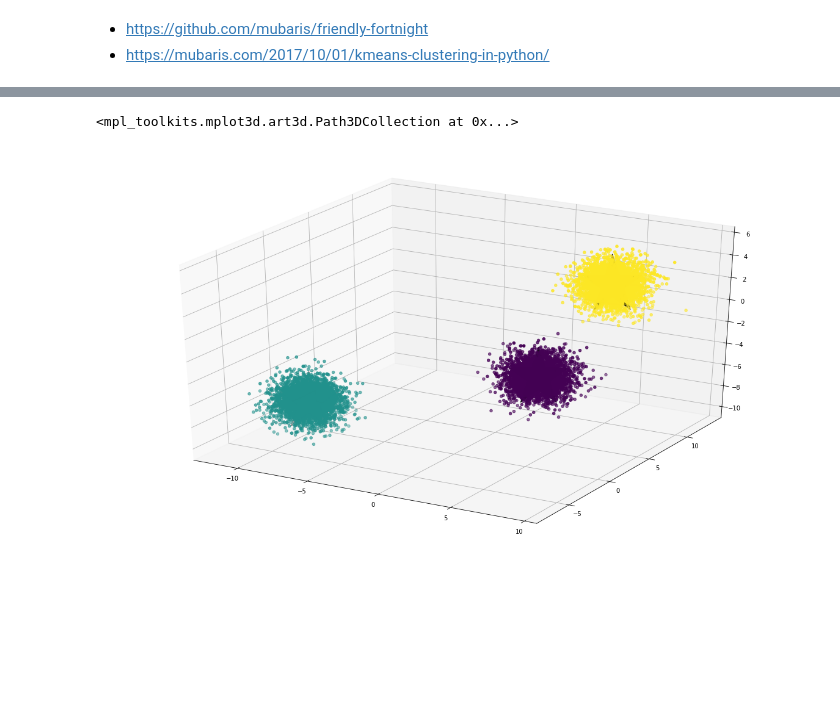
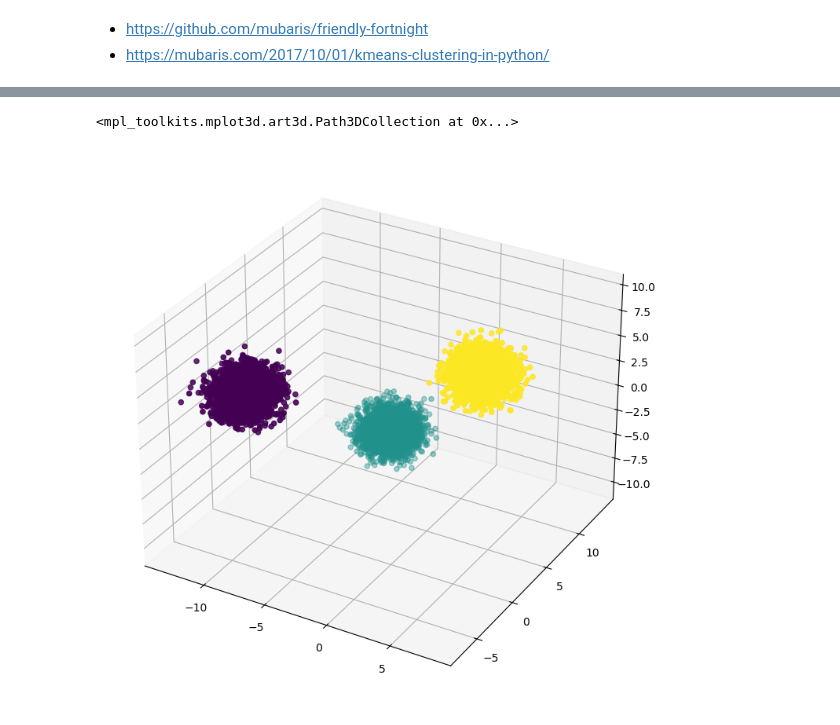
Before and after one commit to dbabichenko/python_for_data_and_analytics, a Jupyter notebook: Clustering/01-kMeans-FakeData.ipynb, the cells around one changed output, grey strips where cells are left out. Cells and saved outputs as stored; diff of their text form; code cells hidden in the pictures; blank space fills up the shorter version.

```diff
--- a/Clustering/01-kMeans-FakeData.ipynb
+++ b/Clustering/01-kMeans-FakeData.ipynb
@@ -70,8 +73,8 @@ ax.scatter(X[:, 0], X[:, 1], X[:, 2])
 # %%
 fig = plt.figure()
-ax = Axes3D(fig)
+ax = fig.add_subplot(111, projection='3d')
 ax.scatter(X[:, 0], X[:, 1], X[:, 2], c=labels)
-ax.scatter(C[:, 0], C[:, 1], C[:, 2], marker='*', c='#000000', s=10000)
+ax.scatter(C[:, 0], C[:, 1], C[:, 2], marker='*', c='#000000', s=100)
 # %% [output]
 <mpl_toolkits.mplot3d.art3d.Path3DCollection at 0x...>
-[figure, old version]
+[figure, new version]
```
Also changed, not shown: parts of 7 cells of this notebook, 5 other files.
